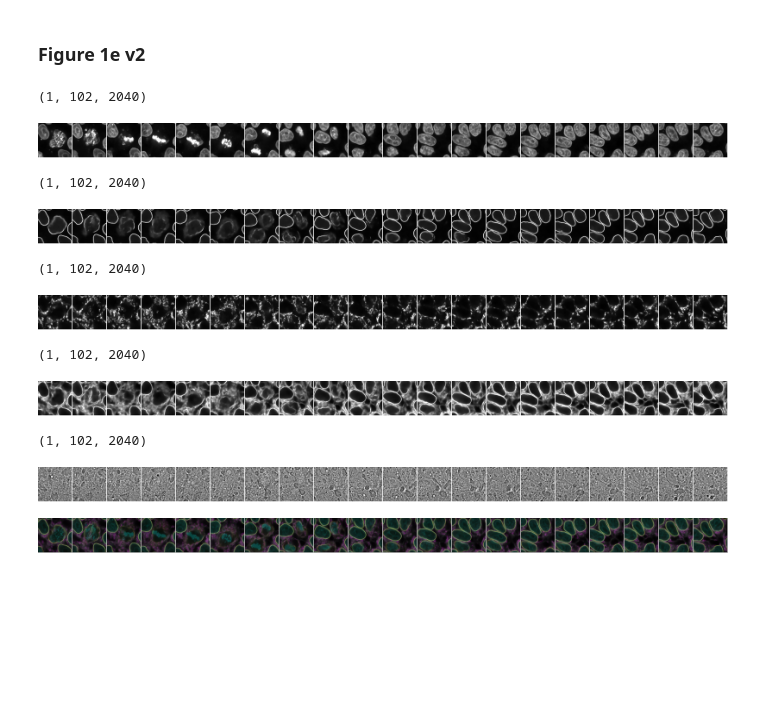
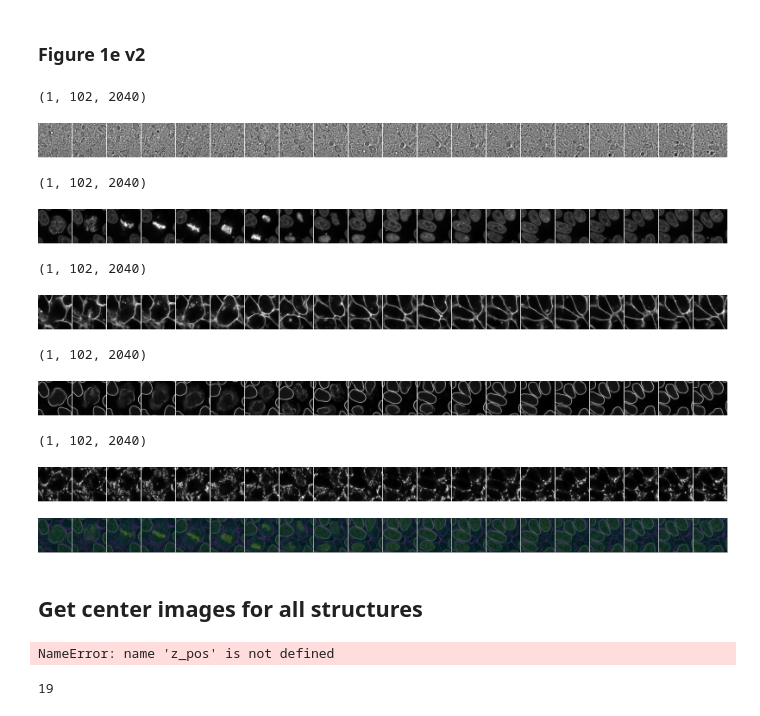
Before and after one commit to AllenCellModeling/pytorch_fnet, a Jupyter notebook: figures.ipynb, the cells around one changed output. Cells and saved outputs as stored; diff of their text form; code cells hidden in the pictures; blank space fills up the shorter version.

Commit message:
updates for figure plotting

```diff
--- a/figures.ipynb
+++ b/figures.ipynb
@@ -291,7 +291,7 @@ if not os.path.exists(figure_dir):
 im_dir_2d = '/root/allen/aics/modeling/cheko/projects/pytorch_fnet/animated/timelapse_wt2_s2'
 im_dir_3d = '/root/allen/aics/modeling/cheko/projects/pytorch_fnet/animated/timelapse_wt2_s2_3d_tiffs'
 
-channels = ['bf', 'dna', 'fibrillarin', 'lamin_b1', 'sec61_beta', 'tom20']
+channels = ['bf', 'dna_extended', 'fibrillarin', 'lamin_b1', 'sec61_beta', 'tom20']
 
 for channel in channels:
     im_paths_2d = natsorted(glob.glob(im_dir_2d + os.sep + channel + os.sep + '*.tiff'))
@@ -378,11 +378,13 @@ figure_dir = save_dir + os.sep + 'fig_1e'
 if not os.path.exists(figure_dir):
     os.makedirs(figure_dir)
 
-im_dir = '/root/allen/aics/modeling/cheko/projects/pytorch_fnet/animated/timelapse_wt2_s2/'
+im_dir = '/root/allen/aics/modeling/gregj/projects/pytorch_fnet/animated/paper/timelapste_w2_s2'
 
 
 im_bf = natsorted(glob.glob(im_dir + os.sep + 'bf/*.tiff'))
-im_dna = natsorted(glob.glob(im_dir + os.sep + 'dna/*.tiff'))
+
+im_dna = natsorted(glob.glob(im_dir + os.sep + 'dna_extended/*.tiff'))
+im_memb = natsorted(glob.glob(im_dir + os.sep + '63x_bf_membrane_caax/*.tiff'))
 
 im_fib = natsorted(glob.glob(im_dir + os.sep + 'fibrillarin/*.tiff'))
 im_lam = natsorted(glob.glob(im_dir + os.sep + 'lamin_b1/*.tiff'))
@@ -390,45 +392,63 @@ im_sec = natsorted(glob.glob(im_dir + os.sep + 'sec61_beta/*.tiff'))
 im_tom = natsorted(glob.glob(im_dir + os.sep + 'tom20/*.tiff'))
 
 
-channel_paths = [im_dna, im_lam, im_tom, im_sec, im_bf]
+
+
+
+channel_paths = [im_bf, im_dna, im_memb, im_lam, im_tom]
 channel_names = np.array([ch[0].split('/')[-2] for ch in channel_paths])
 
 channels_out = list()
 for channel, channel_name in zip(channel_paths, channel_names):
 
 #     im_path_list = list(zip(im_bf, channel))
     im_path_list = [[ch] for ch in channel]
 
 # im_path_list = list(zip(im_bf, im_dna))
 
     im_t = figures.time_series_to_img(im_path_list, window_position, window_size, border_thickness, border_color = 255)
     max_inten = np.max(im_t)
 
     print(im_t.shape)
 
+#     pdb.set_trace()
+
+    content_mask = im_t < 255
+
+    inten_range = np.percentile(im_t[content_mask], [0.1,99.9])
+
+#     pdb.set_trace()
+
+    im_t[content_mask] -= inten_range[0]
+    im_t[content_mask] /= (inten_range[1] - inten_range[0])
+    im_t[content_mask] *= 255
+
+    im_t[im_t > 255] = 255
+    im_t[im_t < 0] = 0
+
     display(PIL.Image.fromarray(np.squeeze(im_t.astype(np.uint8))))
 
     imsave(figure_dir + os.sep + channel_name + '.tiff', im_t)
 
     channels_out += [im_t]
 
     im_t = np.copy(im_t)
     im_t[:, scale_bar_pos[0]:(scale_bar_pos[0]+scale_bar_shape[0]), scale_bar_pos[1]:(scale_bar_pos[1]+scale_bar_shape[1])] = np.max(im_t)
     imsave(figure_dir + os.sep + channel_name + '_scale_bar.tiff', im_t)
 
 
 channels_out = np.array(channels_out)
 # %% [output]
 (1, 102, 2040)
-[figure, old version]
+[figure, new version]
 (1, 102, 2040)
-[figure, old version]
+[figure, new version]
 (1, 102, 2040)
-[figure, old version]
+[figure, new version]
 (1, 102, 2040)
-[figure, old version]
+[figure, new version]
 (1, 102, 2040)
-[figure, old version]
+[figure, new version]
 # %%
 import aicsimage.processing as proc
 import collections
@@ -477,4 +497,6 @@ df = pd.DataFrame.from_dict(d)
 
 df.to_csv(figure_dir + os.sep + 'all_channel_info.csv')
 # %% [output]
-[figure, old version]
+[figure, new version]
+# %% [markdown]
+## Get center images for all structures
@@ -480,0 +539,8 @@ df.to_csv(figure_dir + os.sep + 'all_channel_info.csv')
+# %%
+    np.hstack([im_signal[0,z_pos], im_target[0,z_pos]])
+# %% [output]
+NameError: name 'z_pos' is not defined
+# %%
+np.argmax(np.sum(np.sum(im_target[0,:,:,:], axis=2), axis=1))
+# %% [output]
+19
```
Also changed, not shown: parts of 4 cells of this notebook.
